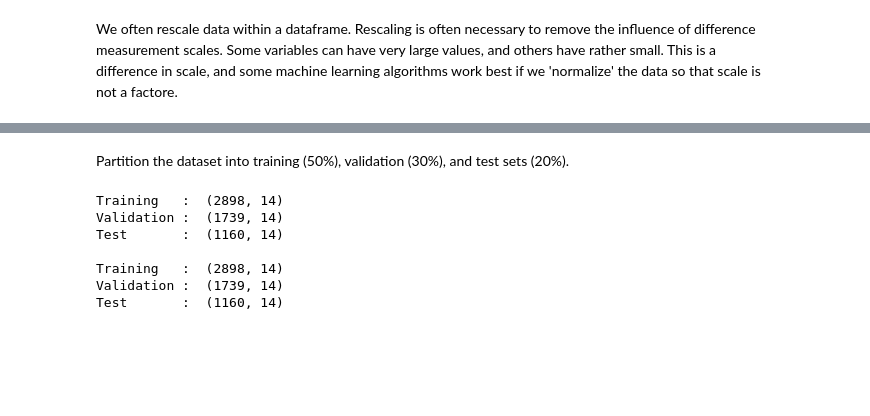
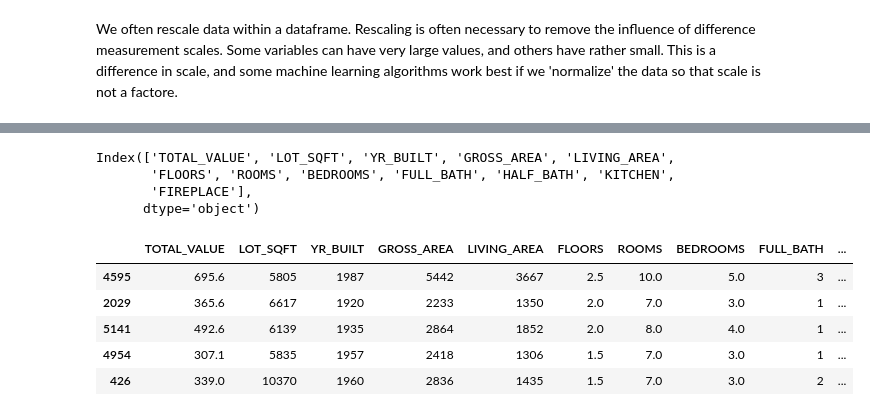
Before and after one commit to prof-tcsmith/dm-f23, a Jupyter notebook: W04/W04.7-Data-Exploration-and-Proprocessing.ipynb, the cells around one changed output, grey strips where cells are left out. Saved outputs shown, nothing was run; the diff lists cells and outputs as text; code cells hidden in the pictures; blank space fills up the shorter version.

```diff
--- a/W04/W04-Data-Exploration-and-Proprocessing.ipynb
+++ b/W04/W04.7-Data-Exploration-and-Proprocessing.ipynb
@@ -359,5 +366,5 @@ If you're not familiar with what a dummy variable is, notice that in our data th
 # %%
-housing_df = pd.get_dummies(housing_df, prefix_sep='_', drop_first=True)
+housing_df = pd.get_dummies(housing_df, prefix_sep='_', dummy_na=False, drop_first=True, columns=['REMODEL'])
 housing_df.columns
 # %% [output]
 Index(['TOTAL_VALUE', 'LOT_SQFT', 'YR_BUILT', 'GROSS_AREA', 'LIVING_AREA',
@@ -624,30 +422,0 @@ Validation :  (2319, 14)
-# %% [markdown]
-Partition the dataset into training (50%), validation (30%), and test sets (20%).
-# %%
-# randomly sample 60% of the row IDs for training
-train_data = housing_df.sample(frac=0.5, random_state=1)
-# sample 30% of the row IDs into the validation set, drawing only from records
-# not already in the training set; 60% of 50% is 30%
-valid_data = housing_df.drop(train_data.index).sample(frac=0.6, random_state=1)
-# the remaining 20% rows serve as test
-test_data = housing_df.drop(train_data.index).drop(valid_data.index)
-
-print('Training   : ', train_data.shape)
-print('Validation : ', valid_data.shape)
-print('Test       : ', test_data.shape)
-print()
-
-# alternative way using scikit-learn
-train_data, temp = train_test_split(housing_df, test_size=0.5, random_state=1)
-valid_data, test_data = train_test_split(temp, test_size=0.4, random_state=1)
-print('Training   : ', train_data.shape)
-print('Validation : ', valid_data.shape)
-print('Test       : ', test_data.shape)
-# %% [output]
-Training   :  (2898, 14)
-Validation :  (1739, 14)
-Test       :  (1160, 14)
-
-Training   :  (2898, 14)
-Validation :  (1739, 14)
-Test       :  (1160, 14)
@@ -653,0 +426,21 @@ Test       :  (1160, 14)
+# %%
+# let's create a list of column names, excluding the REMODEL_Recent column (which is our dummy encoded column)
+col_names_2b_transformed = train_data.columns.drop('REMODEL_Recent')
+col_names_2b_transformed
+# %% [output]
+Index(['TOTAL_VALUE', 'LOT_SQFT', 'YR_BUILT', 'GROSS_AREA', 'LIVING_AREA',
+       'FLOORS', 'ROOMS', 'BEDROOMS', 'FULL_BATH', 'HALF_BATH', 'KITCHEN',
+       'FIREPLACE'],
+      dtype='object')
+# %%
+train_data_scaled = train_data[col_names_2b_transformed]
+valid_data_scaled = valid_data[col_names_2b_transformed]
+# %%
+train_data_scaled.head()
+# %% [output]
+|  | TOTAL_VALUE | LOT_SQFT | YR_BUILT | GROSS_AREA | LIVING_AREA | FLOORS | ROOMS | BEDROOMS | FULL_BATH | ... |
+| 4595 | 695.6 | 5805 | 1987 | 5442 | 3667 | 2.5 | 10.0 | 5.0 | 3 | ... |
+| 2029 | 365.6 | 6617 | 1920 | 2233 | 1350 | 2.0 | 7.0 | 3.0 | 1 | ... |
+| 5141 | 492.6 | 6139 | 1935 | 2864 | 1852 | 2.0 | 8.0 | 4.0 | 1 | ... |
+| 4954 | 307.1 | 5835 | 1957 | 2418 | 1306 | 1.5 | 7.0 | 3.0 | 1 | ... |
+| 426 | 339.0 | 10370 | 1960 | 2836 | 1435 | 1.5 | 7.0 | 3.0 | 2 | ... |
```
Also changed, not shown: parts of 65 cells of this notebook, 15 other files.
